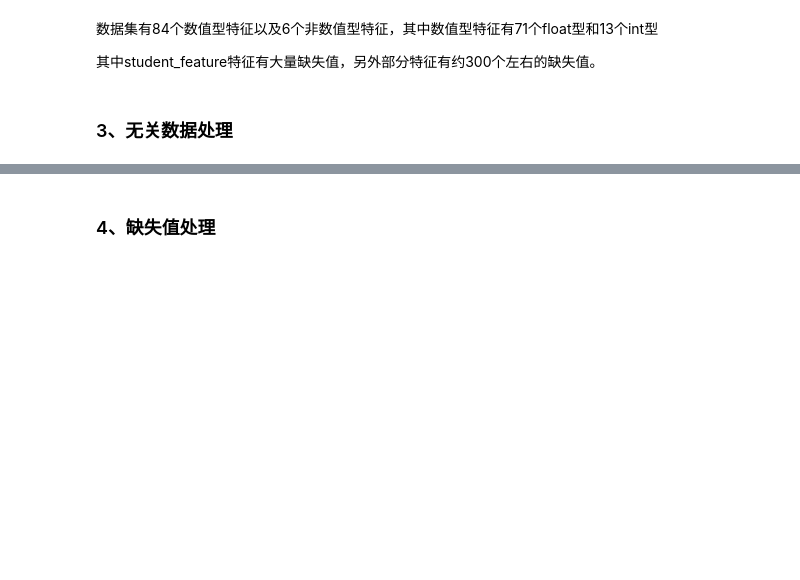
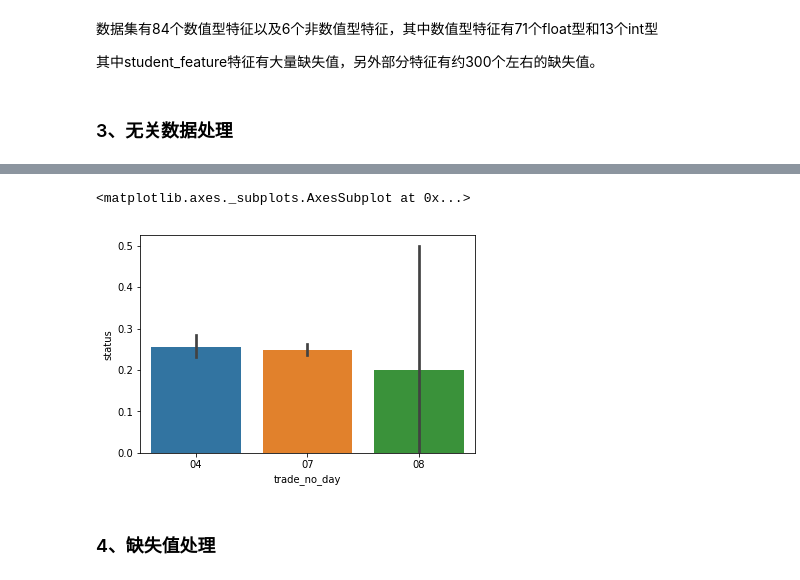
Before and after one commit to EnchoC/data_mining_in_Datawhale, a Jupyter notebook: task_1/base_line.ipynb, the cells around one changed output, grey strips where cells are left out. Drawn from its saved outputs; the diff is of its cells as text; code cells hidden in the pictures; blank space fills up the shorter version.

```diff
--- a/task_1/base_line.ipynb
+++ b/task_1/base_line.ipynb
@@ -53,5 +67,6 @@ get_data_msg(data).head()
 # %% [markdown]
 ### 3、无关数据处理
 # %%
-# ['custid','trade_no','id_name','Unnamed: 0'] 这些与数据没有直接关系
-data.drop(['custid','trade_no','id_name','Unnamed: 0'], axis=1, inplace=True)
+# ['custid','trade_no','id_name','Unnamed: 0','bank_card_no', 'source']
+# 先观察这个六个字段
+data[['custid','trade_no','id_name','Unnamed: 0','bank_card_no', 'source']].head(2)
@@ -57,0 +90,3 @@ data.drop(['custid','trade_no','id_name','Unnamed: 0'], axis=1, inplace=True)
+# %%
+# 可得['bank_card_no','source']属性列只有单个值，可删除
+data = data.drop(['bank_card_no','source'], axis=1)
@@ -57,0 +95,7 @@ data.drop(['custid','trade_no','id_name','Unnamed: 0'], axis=1, inplace=True)
+# %%
+# 其次trade_no看似隐藏了订单信息，需要进行拆分
+def parse_trade_no(array):
+    return [array[:4], array[4:6], array[6:8], array[-10:]]
+trade_df = pd.DataFrame(data['trade_no'].apply(parse_trade_no).values.tolist(),
+            columns=['trade_no_year','trade_no_month','trade_no_day','trade_no_id'])
+get_data_msg(trade_df)
@@ -58,3 +108,16 @@ data.drop(['custid','trade_no','id_name','Unnamed: 0'], axis=1, inplace=True)
+# %%
+# 其中['trade_no_year','trade_no_month']都是只有一个数值，可删
+trade_df = trade_df.drop(['trade_no_year','trade_no_month'], axis=1, inplace=False)
+# 再者就是['trade_no_id']各有不同，属于无关特征，可删
+trade_df = trade_df.drop(['trade_no_id'], axis=1, inplace=False)
+# %%
+data = pd.concat([data.drop('trade_no', axis=1), trade_df], axis=1)
+sns.barplot(data=data, x='trade_no_day',y='status')
+# 补充知识【误差棒】
+# 代表加减一个标准差，数据的变异情况，很明显，误差棒大的表示样本数据的变异性较大，
+# %% [output]
+<matplotlib.axes._subplots.AxesSubplot at 0x...>
+[figure, added]
 # %%
 # 其次还有整个属性列只有一个属性值的列
 data_msg = get_data_msg(data)
```
Also changed, not shown: parts of 11 cells of this notebook, 2 other files.
